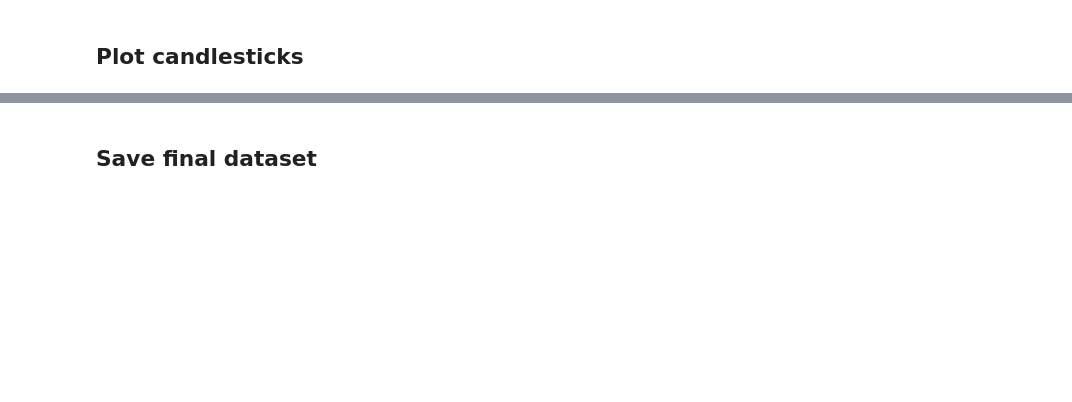
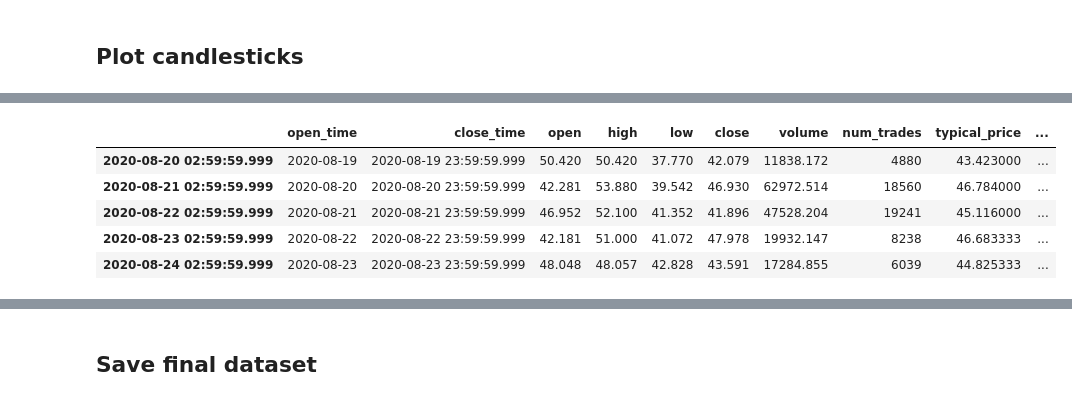
Before and after one commit to lazaros-23/crypto-news-price-correlation, a Jupyter notebook: notebooks/1_Binance_API_data.ipynb, the cells around one changed output, grey strips where cells are left out. Saved outputs shown, nothing was run; the diff lists cells and outputs as text; code cells hidden in the pictures; blank space fills up the shorter version.

```diff
--- a/notebooks/1_Binance_API_data.ipynb
+++ b/notebooks/1_Binance_API_data.ipynb
@@ -343,0 +386,9 @@ fig.show()
+# %%
+df.head()
+# %% [output]
+|  | open_time | close_time | open | high | low | close | volume | num_trades | typical_price | ... |
+| 2020-08-20 02:59:59.999 | 2020-08-19 | 2020-08-19 23:59:59.999 | 50.420 | 50.420 | 37.770 | 42.079 | 11838.172 | 4880 | 43.423000 | ... |
+| 2020-08-21 02:59:59.999 | 2020-08-20 | 2020-08-20 23:59:59.999 | 42.281 | 53.880 | 39.542 | 46.930 | 62972.514 | 18560 | 46.784000 | ... |
+| 2020-08-22 02:59:59.999 | 2020-08-21 | 2020-08-21 23:59:59.999 | 46.952 | 52.100 | 41.352 | 41.896 | 47528.204 | 19241 | 45.116000 | ... |
+| 2020-08-23 02:59:59.999 | 2020-08-22 | 2020-08-22 23:59:59.999 | 42.181 | 51.000 | 41.072 | 47.978 | 19932.147 | 8238 | 46.683333 | ... |
+| 2020-08-24 02:59:59.999 | 2020-08-23 | 2020-08-23 23:59:59.999 | 48.048 | 48.057 | 42.828 | 43.591 | 17284.855 | 6039 | 44.825333 | ... |
```
Also changed, not shown: parts of 20 cells of this notebook.
